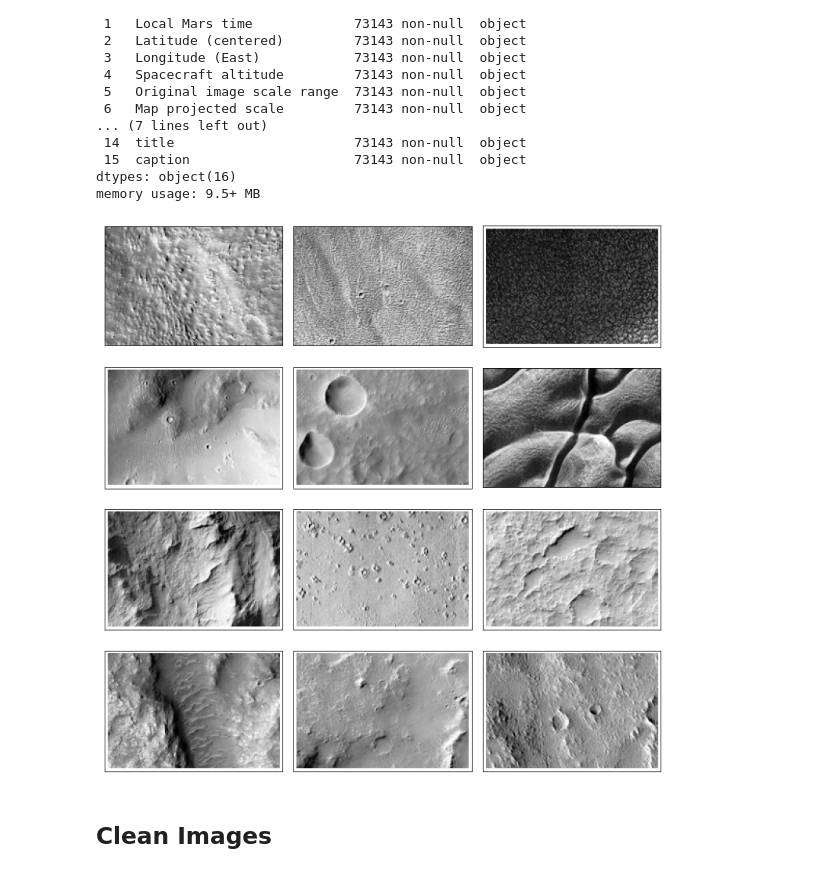
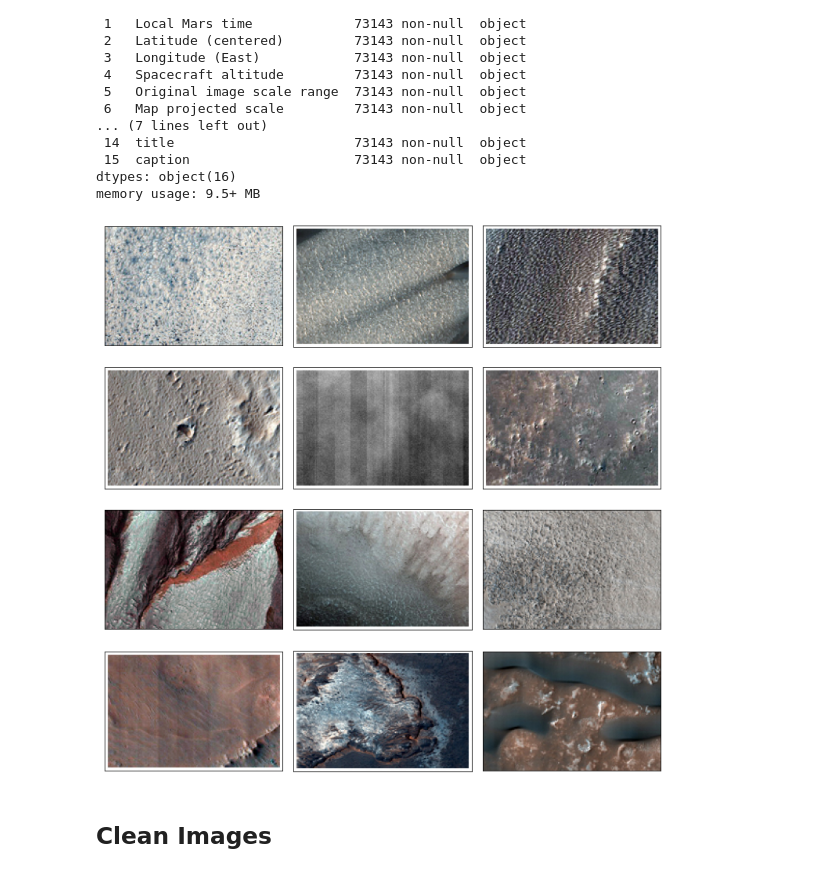
Before and after one commit to markmbaum/hirise-thumbnails, a Jupyter notebook: hirise_thumbnails_prep.ipynb, the cells around one changed output. Cells and saved outputs as stored; diff of their text form; code cells hidden in the pictures.

```diff
--- a/hirise_thumbnails_prep.ipynb
+++ b/hirise_thumbnails_prep.ipynb
@@ -70,11 +60,13 @@ images = list(map(load_image, fns))
+# %%
+images = array([imread(fn) for fn in fns], dtype=object)
 # %%
 #plot a sample of images
 fig, axs = plt.subplots(4, 3, figsize=(10,10), constrained_layout=True)
 for (i,ax) in enumerate(axs.flatten()):
-    ax.imshow(images[i].astype(float32), cmap='Greys_r')
+    ax.imshow(images[i])
     ax.set_xticks([])
     ax.set_yticks([])
 # %% [output]
-[figure, old version]
+[figure, new version]
 # %% [markdown]
 ## Clean Images
```
Also changed, not shown: parts of 18 cells of this notebook.
